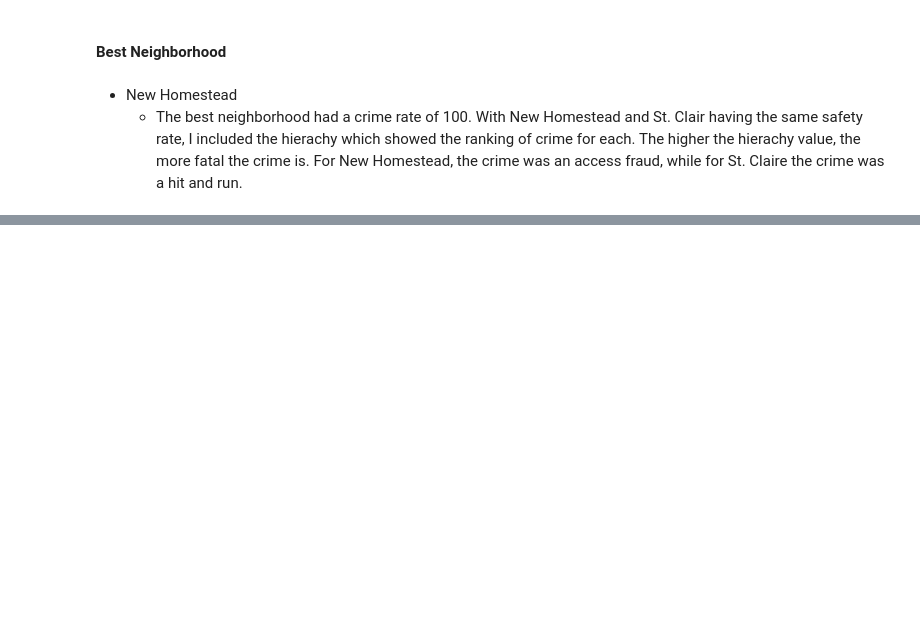
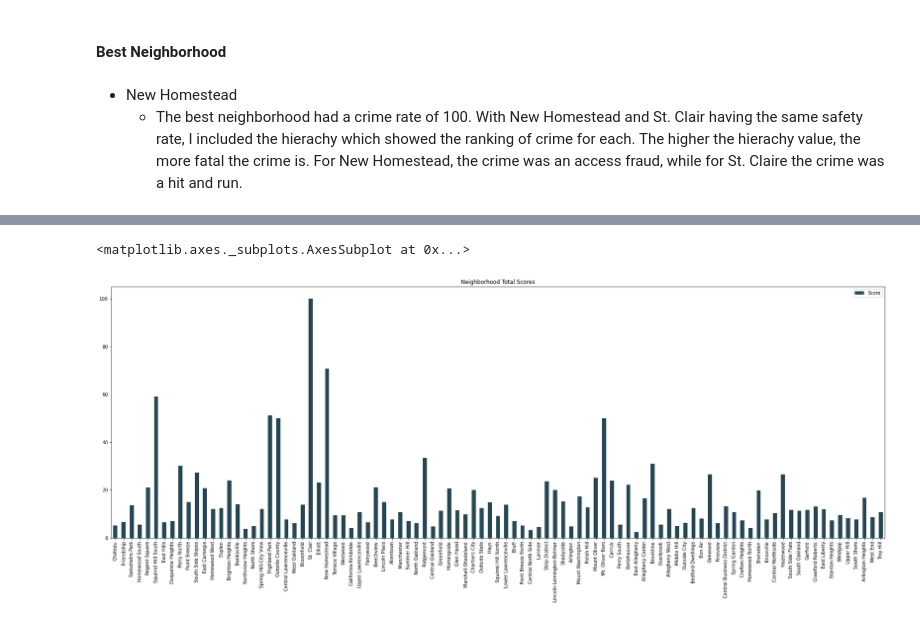
Before and after one commit to Kabi22/Big-Ideas-Final-Project, a Jupyter notebook: Results_Combined.ipynb, the cells around one changed output, grey strips where cells are left out. Drawn from its saved outputs; the diff is of its cells as text; code cells hidden in the pictures; blank space fills up the shorter version.

```diff
--- a/Results_Combined.ipynb
+++ b/Results_Combined.ipynb
@@ -155,0 +158,31 @@ df
+# %%
+playground_keys = set(playgrounds_dict.keys())
+city_facilities_keys = set(city_facilities_dict.keys())
+crime_rate_keys = set(crime_rate_dict.keys())
+
+combined_set = playground_keys.union(city_facilities_keys)
+combined_set = combined_set.union(crime_rate_keys)
+
+combined_set = {x for x in combined_set if x==x}
+
+combined_list = list(combined_set)
+combined_dict = {}
+
+for key in combined_list:
+    total_score = 0
+    metrics_counted = 0
+    if key in playgrounds_dict.keys():
+        total_score += playgrounds_dict[key]
+        metrics_counted += 1
+    else:
+        metrics_counted += 1
+    if key in city_facilities_dict.keys():
+        total_score += 2 * city_facilities_dict[key]
+        metrics_counted += 2
+    if key in crime_rate_dict.keys():
+        total_score += 2 * crime_rate_dict[key]
+        metrics_counted += 2
+    total_score /= metrics_counted
+    combined_dict[key] = total_score
+
+print(combined_dict)
@@ -155,0 +191,3 @@ df
+# %%
+total_df = pd.DataFrame(list(combined_dict.items()), columns = ['Neighborhood', "Score"], index = combined_dict.keys())
+print(total_df)
@@ -155,0 +209,5 @@ df
+# %%
+total_df.plot.bar(figsize=(30,10), color="#264653", title="Neighborhood Total Scores")
+# %% [output]
+<matplotlib.axes._subplots.AxesSubplot at 0x...>
+[figure, added]
```
Also changed, not shown: parts of 3 cells of this notebook, 1 other file.
